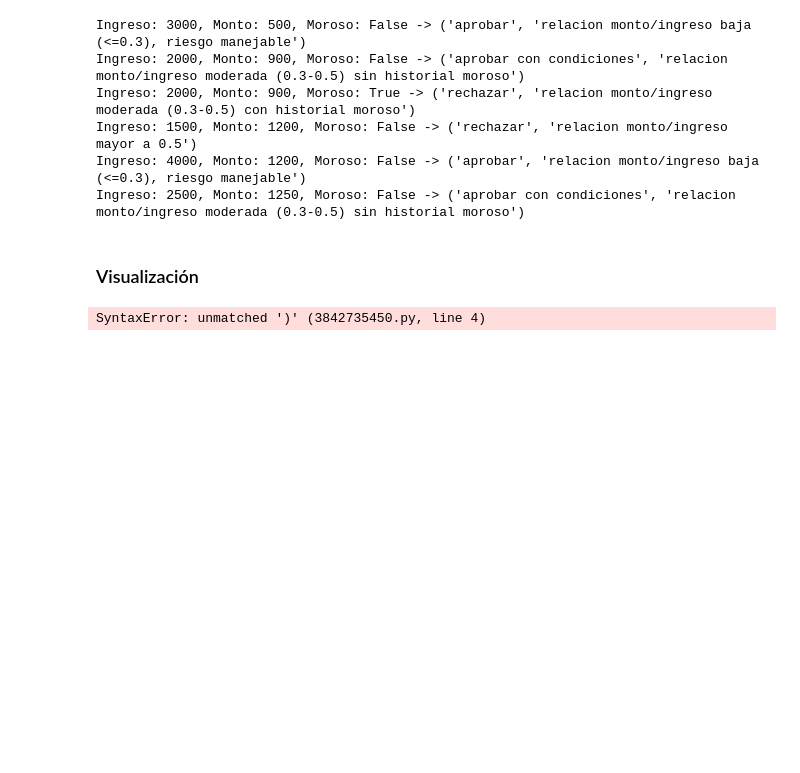
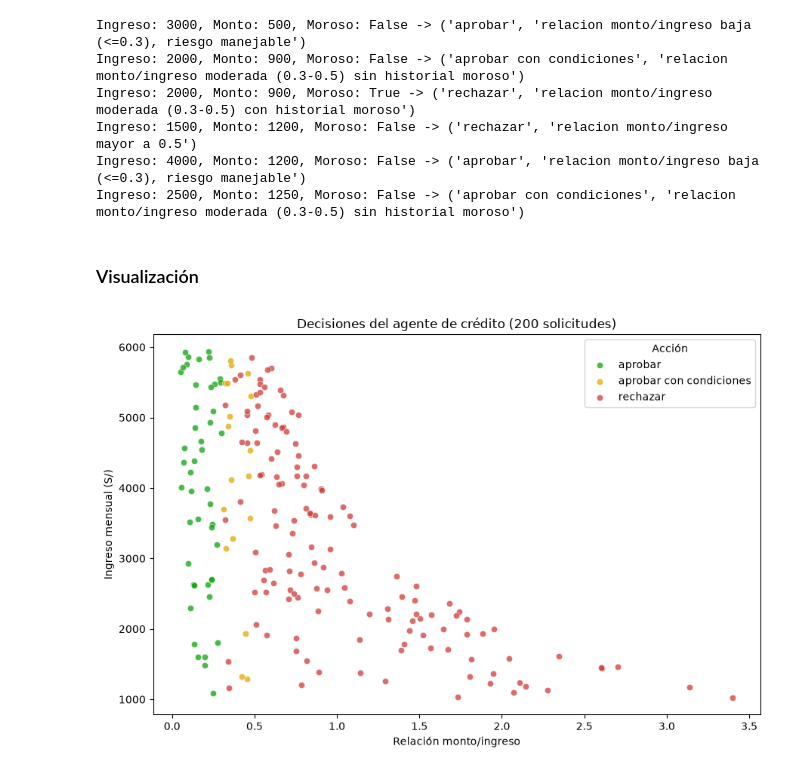
Before and after one commit to dear-alina/IS-484-LAB001-VIERNES-ARANGO, a Jupyter notebook: Ejercicio1_Credito_Arango.ipynb, the cells around one changed output. Drawn from its saved outputs; the diff is of its cells as text; code cells hidden in the pictures; blank space fills up the shorter version.

```diff
--- a/Ejercicio1_Credito_Arango.ipynb
+++ b/Ejercicio1_Credito_Arango.ipynb
@@ -62,15 +62,3 @@ Ingreso: 4000, Monto: 1200, Moroso: False -> ('aprobar', 'relacion monto/ingreso
 Ingreso: 2500, Monto: 1250, Moroso: False -> ('aprobar con condiciones', 'relacion monto/ingreso moderada (0.3-0.5) sin historial moroso')
 # %% [markdown]
 ### Visualización
-# %%
-import numpy as np
-import matplotlib.pyplot as plt
-
-np.random.se42)les
-n = 200
-
-ingresos = np.random.uniform(1000, 6000, n)        # ingresos entre S/1000 y S/6000
-montos = np.random.uniform(200, 4000, n)            # montos solicitados entre S/200 y S/4000
-historiales = np.random.choice([True, False], n)    # historial moroso al azar
-# %% [output]
-SyntaxError: unmatched ')' (3842735450.py, line 4)
@@ -76,0 +75,32 @@ SyntaxError: unmatched ')' (3842735450.py, line 4)
+# %%
+relaciones = []
+acciones = []
+
+for i in range(n):
+    accion, motivo = agente_credito(ingresos[i], montos[i], historiales[i])
+    relaciones.append(montos[i] / ingresos[i])
+    acciones.append(accion)
+# %%
+colores = {
+    "aprobar": "#0ca30c",
+    "aprobar con condiciones": "#e0a800",
+    "rechazar": "#d03b3b",
+}
+
+fig, ax = plt.subplots(figsize=(9, 6))
+for accion in colores:
+    idx = [i for i in range(n) if acciones[i] == accion]
+    ax.scatter(
+        [relaciones[i] for i in idx],
+        [ingresos[i] for i in idx],
+        c=colores[accion], label=accion, alpha=0.75, edgecolors="white", linewidths=0.5,
+    )
+
+ax.set_xlabel("Relación monto/ingreso")
+ax.set_ylabel("Ingreso mensual (S/)")
+ax.set_title("Decisiones del agente de crédito (200 solicitudes)")
+ax.legend(title="Acción")
+plt.tight_layout()
+plt.show()
+# %% [output]
+[figure, added]
```
Also changed, not shown: parts of 1 cell of this notebook.
